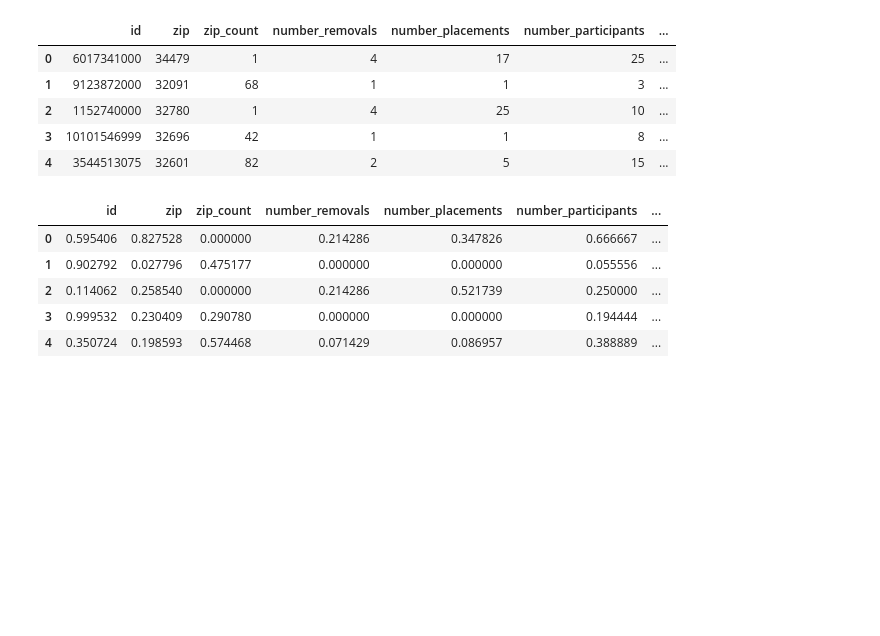
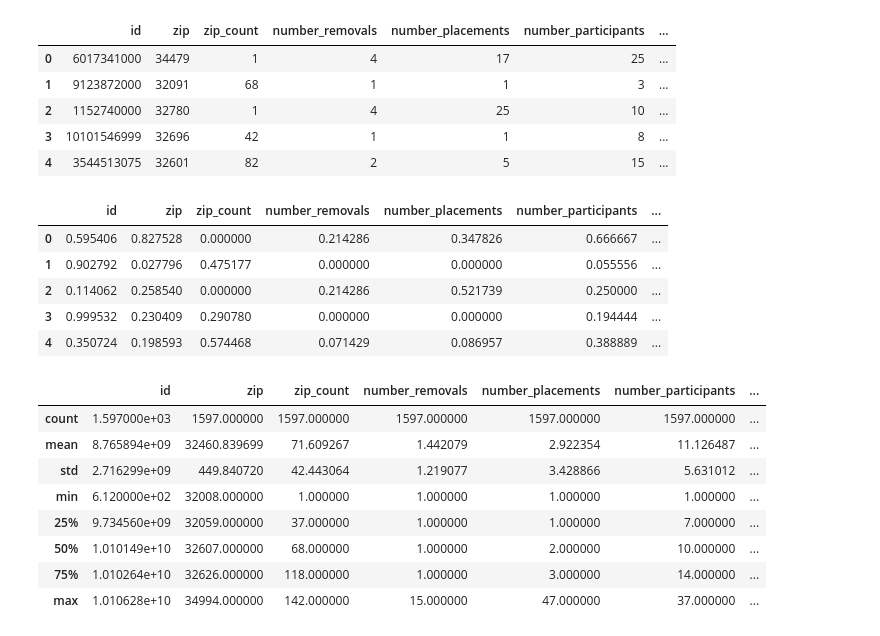
Before and after one commit to mathemacode/PSF_ERAU, a Jupyter notebook: Python/ml_modeling.ipynb, the cells around one changed output. Cells and saved outputs as stored; diff of their text form; code cells hidden in the pictures; blank space fills up the shorter version.

```diff
--- a/Python/ml_modeling.ipynb
+++ b/Python/ml_modeling.ipynb
@@ -55,6 +57,20 @@ df_norm.head()
 | 2 | 0.114062 | 0.258540 | 0.000000 | 0.214286 | 0.521739 | 0.250000 | ... |
 | 3 | 0.999532 | 0.230409 | 0.290780 | 0.000000 | 0.000000 | 0.194444 | ... |
 | 4 | 0.350724 | 0.198593 | 0.574468 | 0.071429 | 0.086957 | 0.388889 | ... |
+# %%
+details = df.describe()
+details_nocount = details.iloc[1:]
+details
+# %% [output]
+|  | id | zip | zip_count | number_removals | number_placements | number_participants | ... |
+| count | 1.597000e+03 | 1597.000000 | 1597.000000 | 1597.000000 | 1597.000000 | 1597.000000 | ... |
+| mean | 8.765894e+09 | 32460.839699 | 71.609267 | 1.442079 | 2.922354 | 11.126487 | ... |
+| std | 2.716299e+09 | 449.840720 | 42.443064 | 1.219077 | 3.428866 | 5.631012 | ... |
+| min | 6.120000e+02 | 32008.000000 | 1.000000 | 1.000000 | 1.000000 | 1.000000 | ... |
+| 25% | 9.734560e+09 | 32059.000000 | 37.000000 | 1.000000 | 1.000000 | 7.000000 | ... |
+| 50% | 1.010149e+10 | 32607.000000 | 68.000000 | 1.000000 | 2.000000 | 10.000000 | ... |
+| 75% | 1.010264e+10 | 32626.000000 | 118.000000 | 1.000000 | 3.000000 | 14.000000 | ... |
+| max | 1.010628e+10 | 34994.000000 | 142.000000 | 15.000000 | 47.000000 | 37.000000 | ... |
 # %%
 # Use these rows for prediction:
 features = ['zip', 'zip_count', 'number_participants',
```
Also changed, not shown: parts of 6 cells of this notebook, 3 other files.
